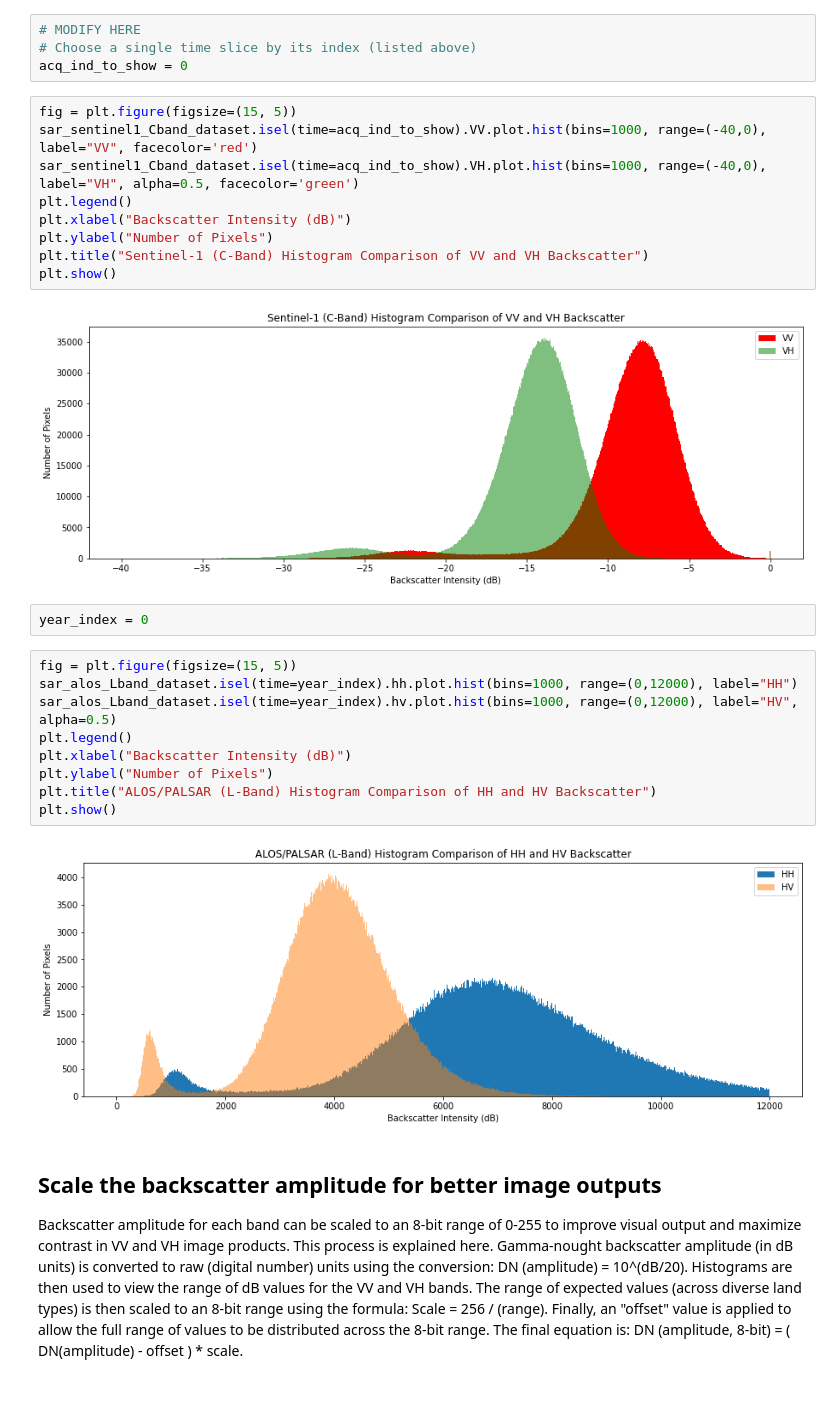
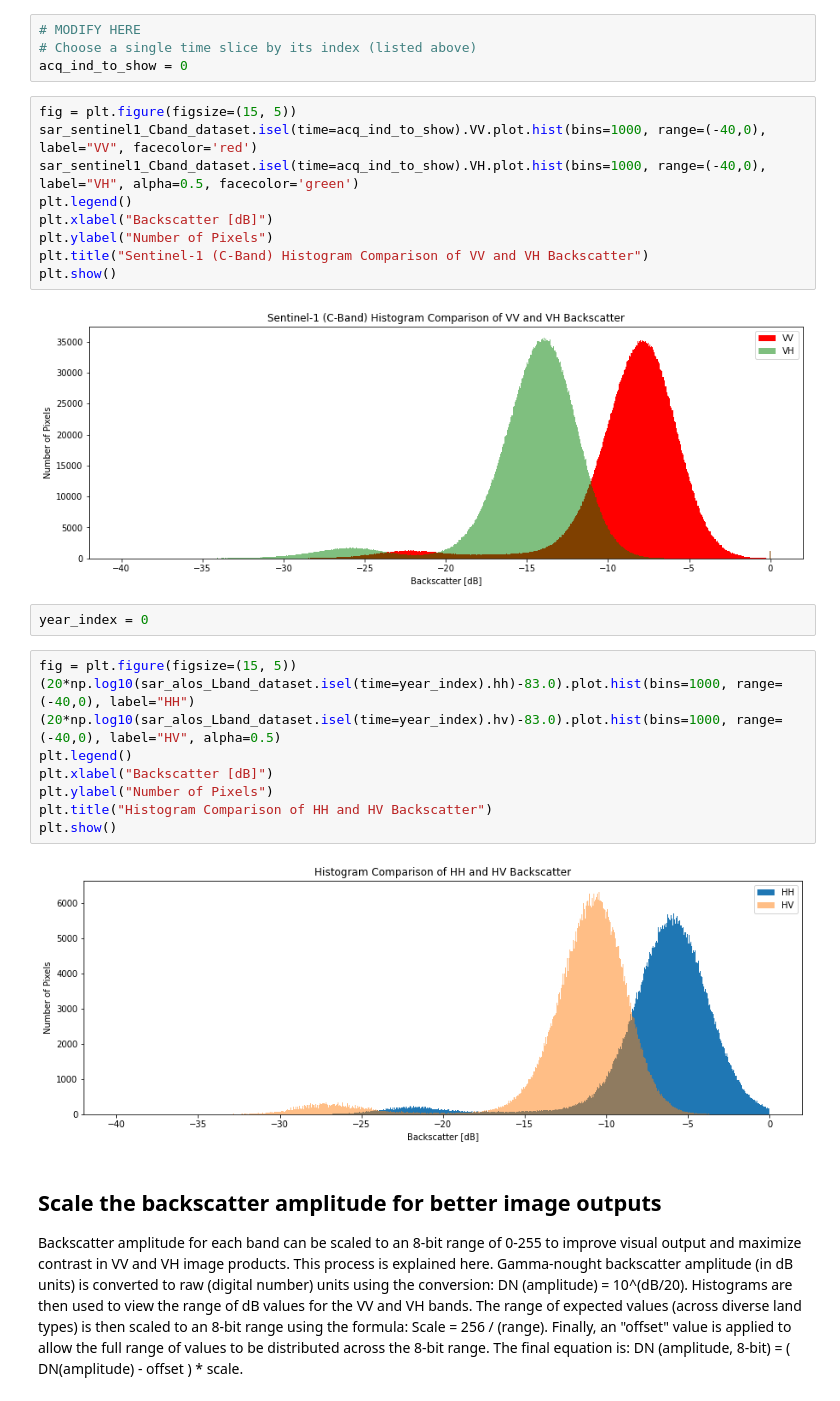
Before and after one commit to gamedaygeorge/ceos-sar-guide, a Jupyter notebook: 03.04.01.Examples_Of_Simple_SAR_Interpretation_Guide_C-Band_L-Band_Combined.ipynb, the cells around one changed output. Saved outputs shown, nothing was run; the diff lists cells and outputs as text.

Commit message:
Latest L-band & C-band combined

```diff
--- a/03.04.01.Examples_Of_Simple_SAR_Interpretation_Guide_C-Band_L-Band_Combined.ipynb
+++ b/03.04.01.Examples_Of_Simple_SAR_Interpretation_Guide_C-Band_L-Band_Combined.ipynb
@@ -196,25 +195,25 @@ fig = plt.figure(figsize=(15, 5))
 sar_sentinel1_Cband_dataset.isel(time=acq_ind_to_show).VV.plot.hist(bins=1000, range=(-40,0), label="VV", facecolor='red')
 sar_sentinel1_Cband_dataset.isel(time=acq_ind_to_show).VH.plot.hist(bins=1000, range=(-40,0), label="VH", alpha=0.5, facecolor='green')
 plt.legend()
-plt.xlabel("Backscatter Intensity (dB)")
+plt.xlabel("Backscatter [dB]")
 plt.ylabel("Number of Pixels")
 plt.title("Sentinel-1 (C-Band) Histogram Comparison of VV and VH Backscatter")
 plt.show()
 # %% [output]
-[figure, old version]
+[figure, new version]
 # %%
 year_index = 0
 # %%
 fig = plt.figure(figsize=(15, 5))
-sar_alos_Lband_dataset.isel(time=year_index).hh.plot.hist(bins=1000, range=(0,12000), label="HH")
-sar_alos_Lband_dataset.isel(time=year_index).hv.plot.hist(bins=1000, range=(0,12000), label="HV", alpha=0.5)
+(20*np.log10(sar_alos_Lband_dataset.isel(time=year_index).hh)-83.0).plot.hist(bins=1000, range=(-40,0), label="HH")
+(20*np.log10(sar_alos_Lband_dataset.isel(time=year_index).hv)-83.0).plot.hist(bins=1000, range=(-40,0), label="HV", alpha=0.5)
 plt.legend()
-plt.xlabel("Backscatter Intensity (dB)")
+plt.xlabel("Backscatter [dB]")
 plt.ylabel("Number of Pixels")
-plt.title("ALOS/PALSAR (L-Band) Histogram Comparison of HH and HV Backscatter")
+plt.title("Histogram Comparison of HH and HV Backscatter")
 plt.show()
 # %% [output]
-[figure, old version]
+[figure, new version]
 # %% [markdown]
 ## Scale the backscatter amplitude for better image outputs
 Backscatter amplitude for each band can be scaled to an 8-bit range of 0-255 to improve visual output and maximize contrast in VV and VH image products. This process is explained here. Gamma-nought backscatter amplitude (in dB units) is converted to raw (digital number) units using the conversion: DN (amplitude) = 10^(dB/20). Histograms are then used to view the range of dB values for the VV and VH bands. The range of expected values (across diverse land types) is then scaled to an 8-bit range using the formula: Scale = 256 / (range). Finally, an "offset" value is applied to allow the full range of values to be distributed across the 8-bit range. The final equation is: DN (amplitude, 8-bit) = ( DN(amplitude) - offset ) * scale.
```
Also changed, not shown: parts of 4 cells of this notebook.
